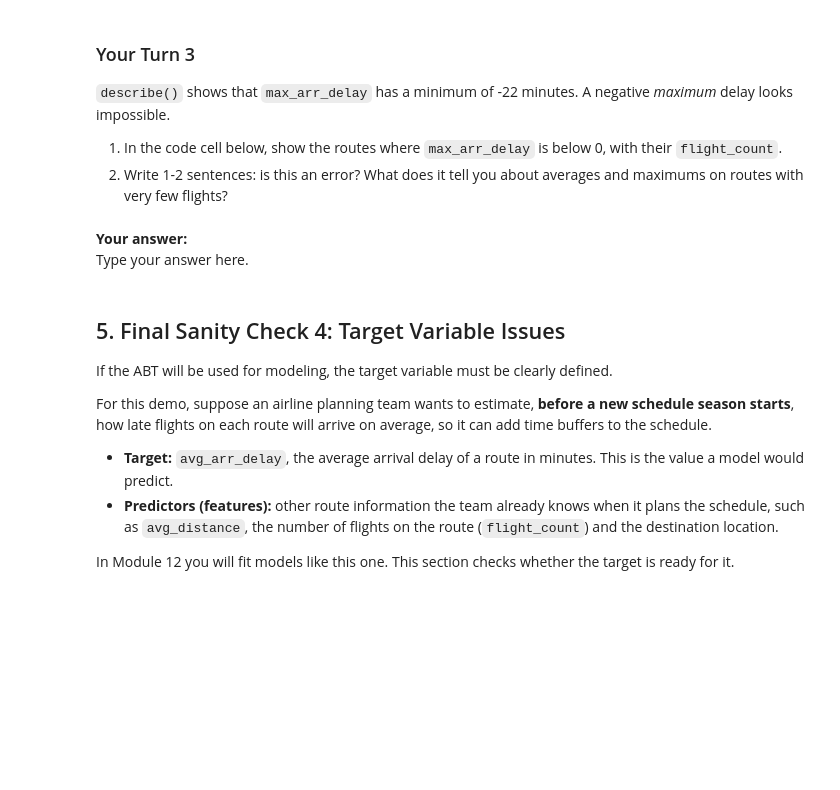
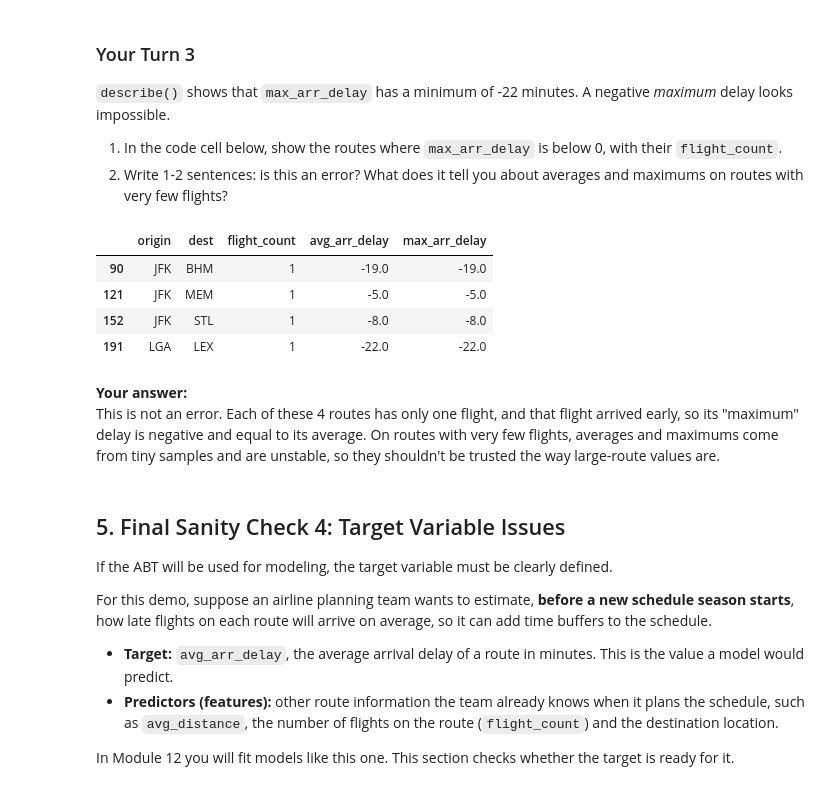
Before and after one commit to mauriciorebaza/ban6003-week-11-abt-documentation-mauricio-rebaza-figueroa, a Jupyter notebook: notebooks/module11_abt_documentation_guided_lab.ipynb, the cells around one changed output. Drawn from its saved outputs; the diff is of its cells as text; code cells hidden in the pictures; blank space fills up the shorter version.

```diff
--- a/notebooks/module11_abt_documentation_guided_lab.ipynb
+++ b/notebooks/module11_abt_documentation_guided_lab.ipynb
@@ -242,11 +321,16 @@ Extreme values do not automatically mean errors. They may be real business signa
 2. Write 1-2 sentences: is this an error? What does it tell you about averages and maximums on routes with very few flights?
 # %%
 # Your Turn 3
-# Show the routes with a negative max_arr_delay and their flight_count.
-# Hint: filter route_abt with a Boolean condition, then select a few columns.
+route_abt[route_abt["max_arr_delay"] < 0][["origin", "dest", "flight_count", "avg_arr_delay", "max_arr_delay"]]
+# %% [output]
+|  | origin | dest | flight_count | avg_arr_delay | max_arr_delay |
+| 90 | JFK | BHM | 1 | -19.0 | -19.0 |
+| 121 | JFK | MEM | 1 | -5.0 | -5.0 |
+| 152 | JFK | STL | 1 | -8.0 | -8.0 |
+| 191 | LGA | LEX | 1 | -22.0 | -22.0 |
 # %% [markdown]
 **Your answer:**
-Type your answer here.
+This is not an error. Each of these 4 routes has only one flight, and that flight arrived early, so its "maximum" delay is negative and equal to its average. On routes with very few flights, averages and maximums come from tiny samples and are unstable, so they shouldn't be trusted the way large-route values are.
 # %% [markdown]
 ## 5. Final Sanity Check 4: Target Variable Issues
 
```
Also changed, not shown: parts of 30 cells of this notebook, 3 other files.
